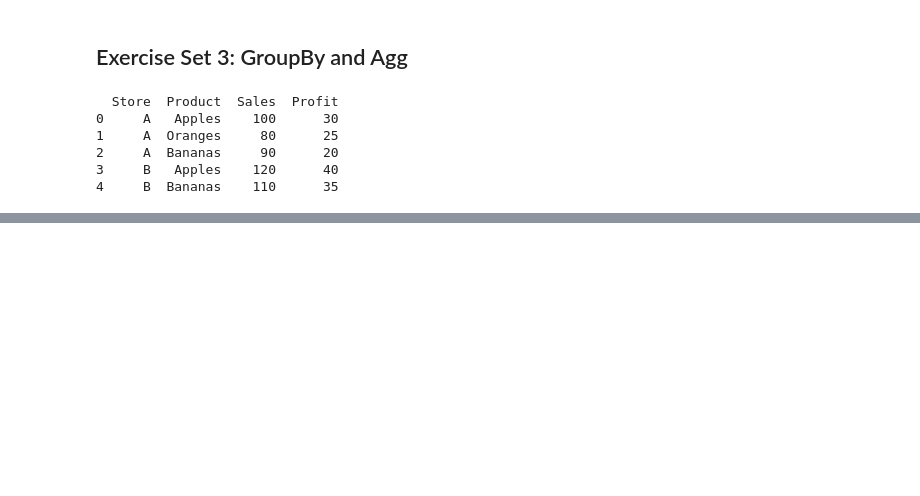
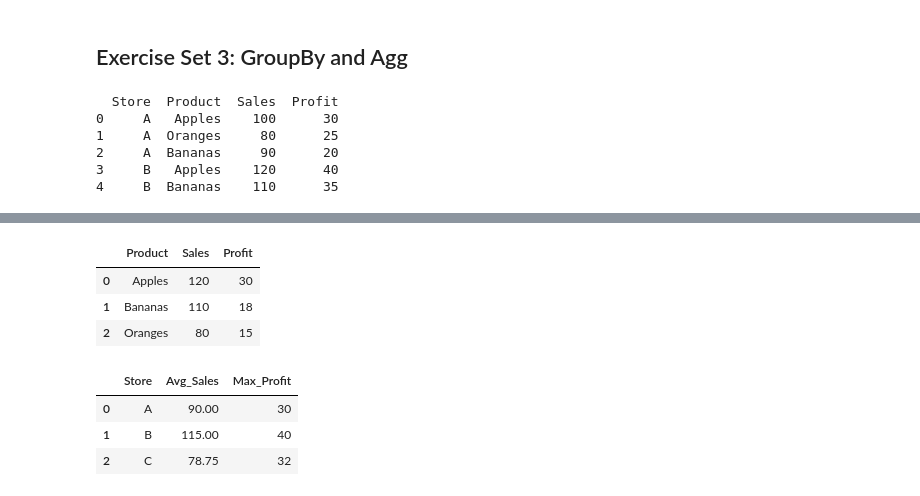
Before and after one commit to amallred/DA_M2_CodingExercises, a Jupyter notebook: w1_exercises.ipynb, the cells around one changed output, grey strips where cells are left out. Drawn from its saved outputs; the diff is of its cells as text; code cells hidden in the pictures; blank space fills up the shorter version.

```diff
--- a/w1_exercises.ipynb
+++ b/w1_exercises.ipynb
@@ -508,6 +520,26 @@ print(df.head())
 # %%
 # Group by Product and get the maximum Sales and minimum Profit.
+df.groupby('Product').agg({
+    'Sales': 'max',
+    'Profit':'min'
+}).reset_index()
+    # Max_Sales=('Sales', 'max'),
+    # Min_Profit=('Profit', 'min')
+# %% [output]
+|  | Product | Sales | Profit |
+| 0 | Apples | 120 | 30 |
+| 1 | Bananas | 110 | 18 |
+| 2 | Oranges | 80 | 15 |
 # %%
 # Group by Store and return the average Sales and maximum Profit, but name the columns Avg_Sales and Max_Profit.
+df.groupby('Store').agg(
+    Avg_Sales=('Sales', 'mean'),
+    Max_Profit=('Profit', 'max')
+).reset_index()
+# %% [output]
+|  | Store | Avg_Sales | Max_Profit |
+| 0 | A | 90.00 | 30 |
+| 1 | B | 115.00 | 40 |
+| 2 | C | 78.75 | 32 |
 # %%
 # BONUS: Group by both Store and Product, and find the total Sales using .agg().
```
Also changed, not shown: parts of 6 cells of this notebook.
